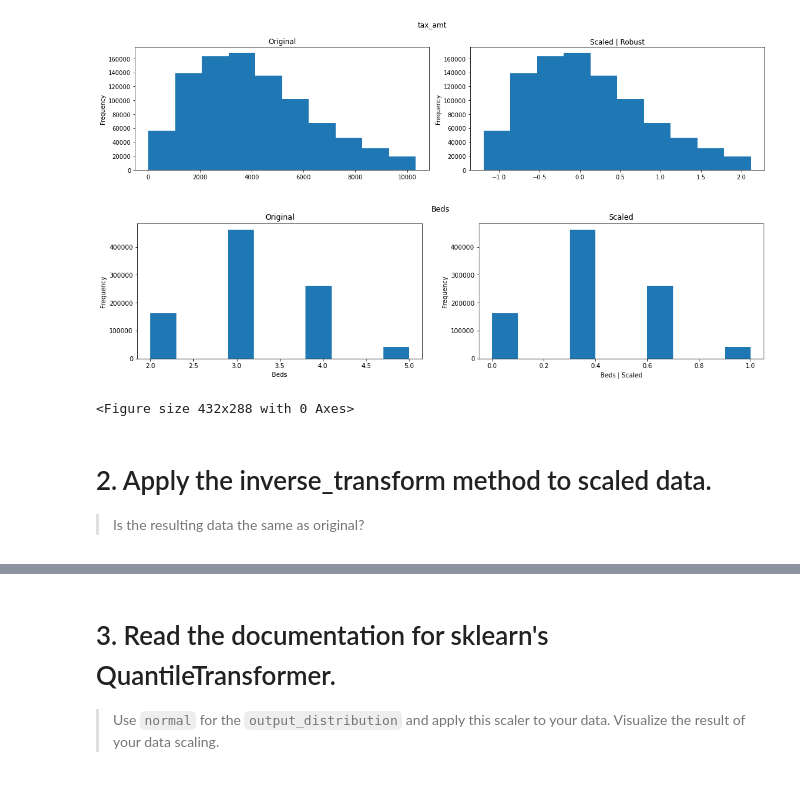
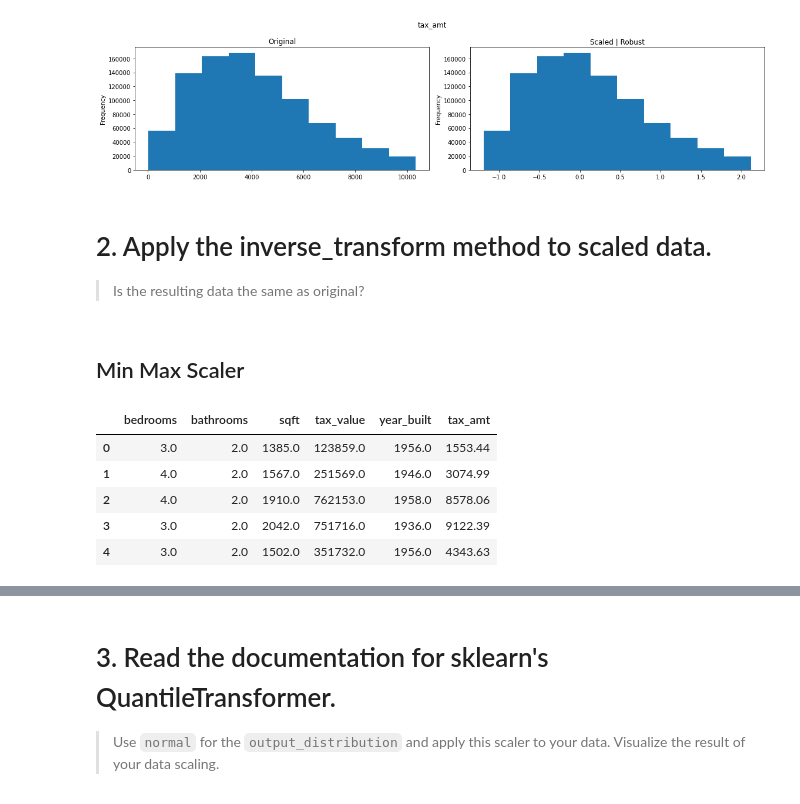
Before and after one commit to Jonessn22/regression_exercises, a Jupyter notebook: 02b_scaling_exercises.ipynb, the cells around one changed output, grey strips where cells are left out. Saved outputs shown, nothing was run; the diff lists cells and outputs as text; code cells hidden in the pictures.

```diff
--- a/02b_scaling_exercises.ipynb
+++ b/02b_scaling_exercises.ipynb
@@ -206,25 +187,19 @@ for col in cols_to_scale:
 [figure]
 [figure]
 [figure]
-# %%
-plt.figure(figsize = (18, 4))
-
-# subplot 1
-plt.subplot(121)
-train.bedrooms.plot.hist(title = 'Original')
-plt.xlabel('Beds')
-
-# subplot 2
-plt.subplot(122)
-scaled_train.bedrooms.plot.hist(title = 'Scaled')
-plt.xlabel('Beds | Scaled')
-
-plt.suptitle('Beds')
-plt.show()
-plt.tight_layout();
-# %% [output]
-[figure, removed]
-<Figure size 432x288 with 0 Axes>
 # %% [markdown]
 # 2. Apply the inverse_transform method to scaled data.
 >Is the resulting data the same as original?
+# %% [markdown]
+## Min Max Scaler
+# %%
+# train
+mm_train_inverse = pd.DataFrame(mm_scaler.inverse_transform(pd.DataFrame(mm_scaled_train)), columns = cols_to_scale)
+mm_train_inverse.head()
+# %% [output]
+|  | bedrooms | bathrooms | sqft | tax_value | year_built | tax_amt |
+| 0 | 3.0 | 2.0 | 1385.0 | 123859.0 | 1956.0 | 1553.44 |
+| 1 | 4.0 | 2.0 | 1567.0 | 251569.0 | 1946.0 | 3074.99 |
+| 2 | 4.0 | 2.0 | 1910.0 | 762153.0 | 1958.0 | 8578.06 |
+| 3 | 3.0 | 2.0 | 2042.0 | 751716.0 | 1936.0 | 9122.39 |
+| 4 | 3.0 | 2.0 | 1502.0 | 351732.0 | 1956.0 | 4343.63 |
```
Also changed, not shown: parts of 18 cells of this notebook, 5 other files.
